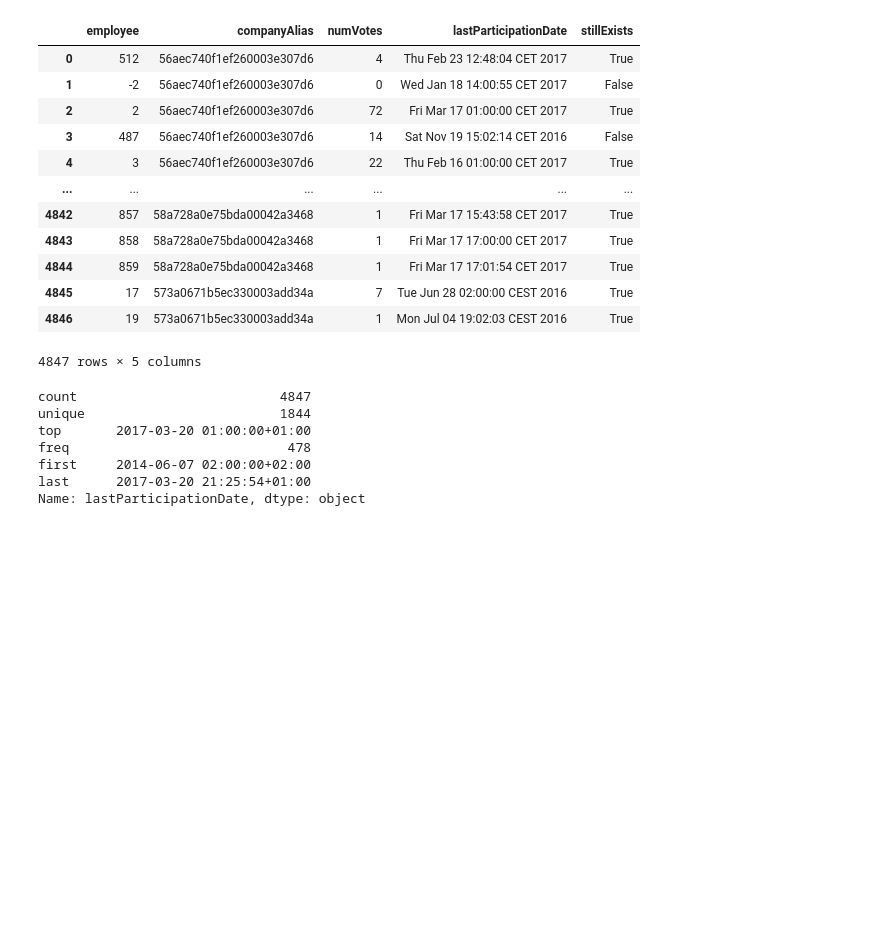
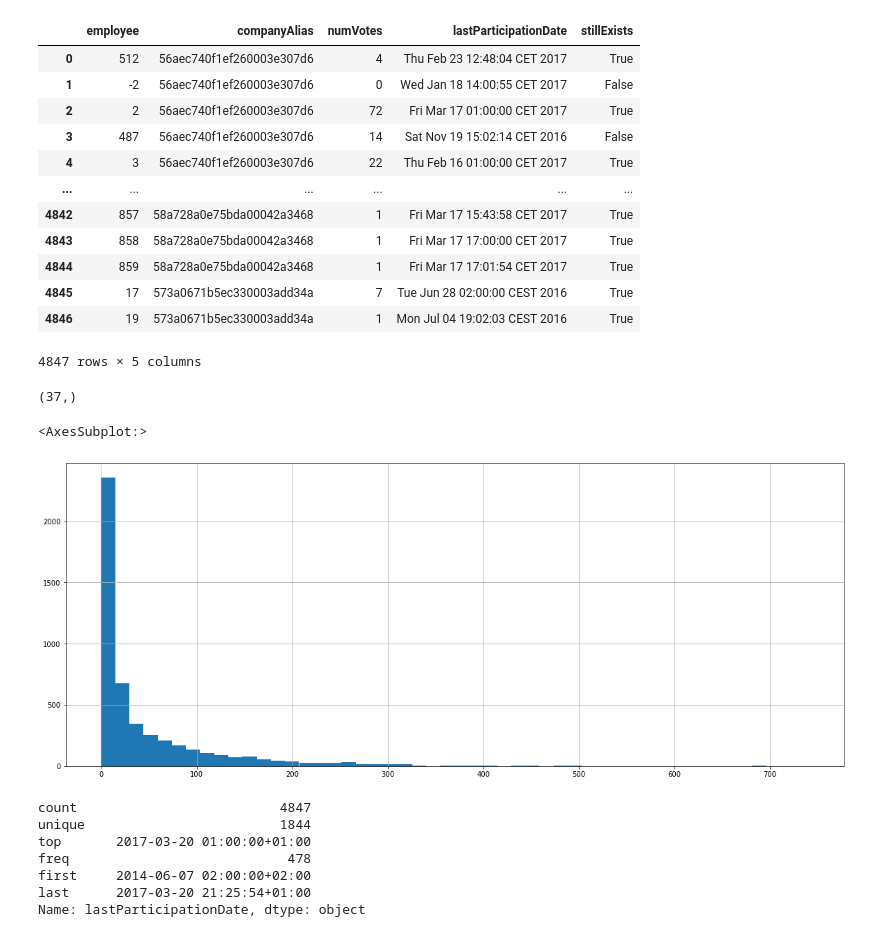
Before and after one commit to MathieuGuarino/FinalProjectIronHack, a Jupyter notebook: main.ipynb, the cells around one changed output. Cells and saved outputs as stored; diff of their text form; code cells hidden in the pictures; blank space fills up the shorter version.

```diff
--- a/main.ipynb
+++ b/main.ipynb
@@ -34,6 +38,16 @@ churn
 | 4845 | 17 | 573a0671b5ec330003add34a | 7 | Tue Jun 28 02:00:00 CEST 2016 | True |
 | 4846 | 19 | 573a0671b5ec330003add34a | 1 | Mon Jul 04 19:02:03 CEST 2016 | True |
 4847 rows × 5 columns
+# %%
+churn.companyAlias.unique().shape
+# %% [output]
+(37,)
+# %%
+plt.figure(figsize=(20,8))
+churn.numVotes.hist(bins = 50)
+# %% [output]
+<AxesSubplot:>
+[figure, added]
 # %%
 churn.lastParticipationDate = pd.to_datetime(churn.lastParticipationDate)
 #pd.to_datetime(churn.lastParticipationDate).apply(lambda x: x.toordinal())
```
Also changed, not shown: parts of 47 cells of this notebook.
